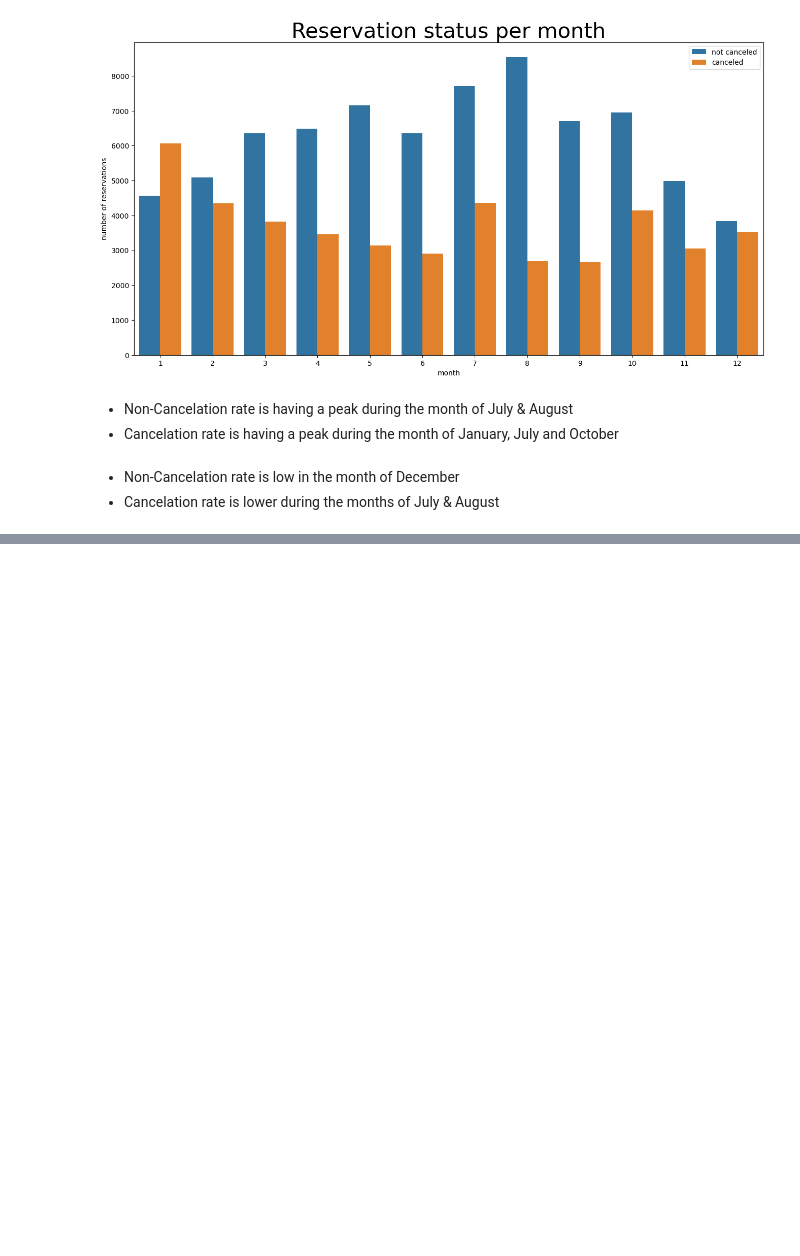
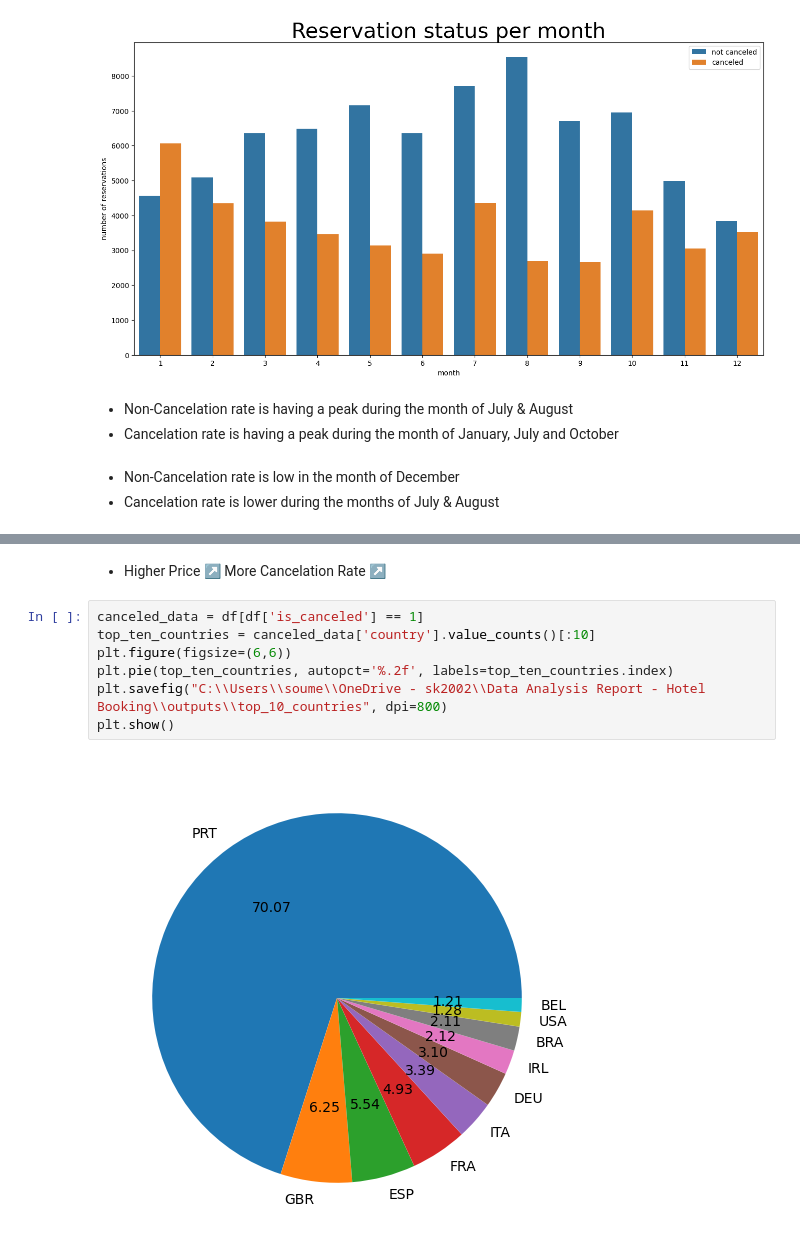
Before and after one commit to soumesh2002/Data-Analysis-Report---Hotel-Booking, a Jupyter notebook: analysis/main.ipynb, the cells around one changed output, grey strips where cells are left out. Cells and saved outputs as stored; diff of their text form; blank space fills up the shorter version.

```diff
--- a/analysis/main.ipynb
+++ b/analysis/main.ipynb
@@ -284,0 +294,11 @@ plt.show()
+# %% [markdown]
+- Higher Price ↗️ More Cancelation Rate ↗️
+# %%
+canceled_data = df[df['is_canceled'] == 1]
+top_ten_countries = canceled_data['country'].value_counts()[:10]
+plt.figure(figsize=(6,6))
+plt.pie(top_ten_countries, autopct='%.2f', labels=top_ten_countries.index)
+plt.savefig("C:\\Users\\soume\\OneDrive - sk2002\\Data Analysis Report - Hotel Booking\\outputs\\top_10_countries", dpi=800)
+plt.show()
+# %% [output]
+[figure, added]
```
Also changed, not shown: parts of 12 cells of this notebook, 4 other files.
